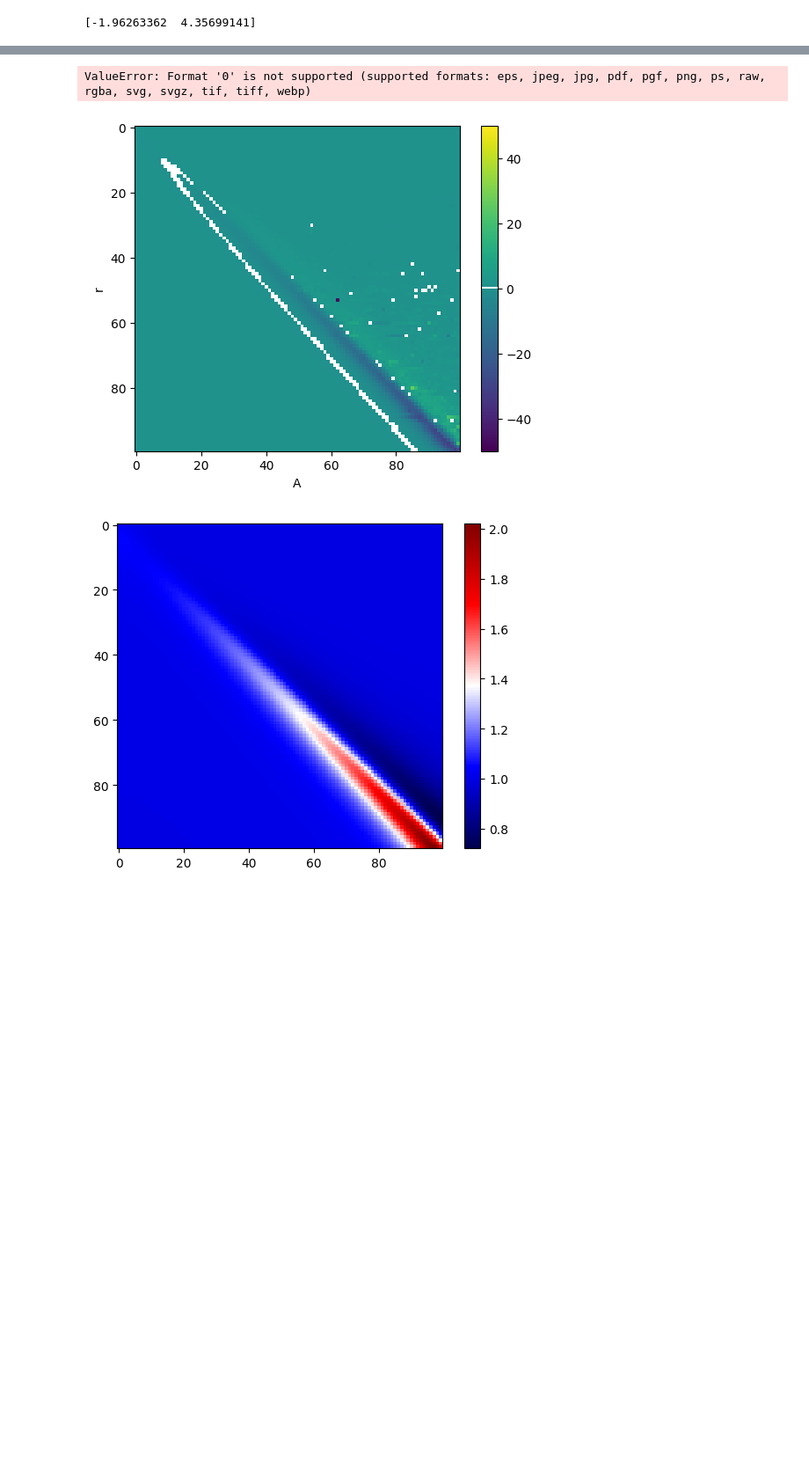
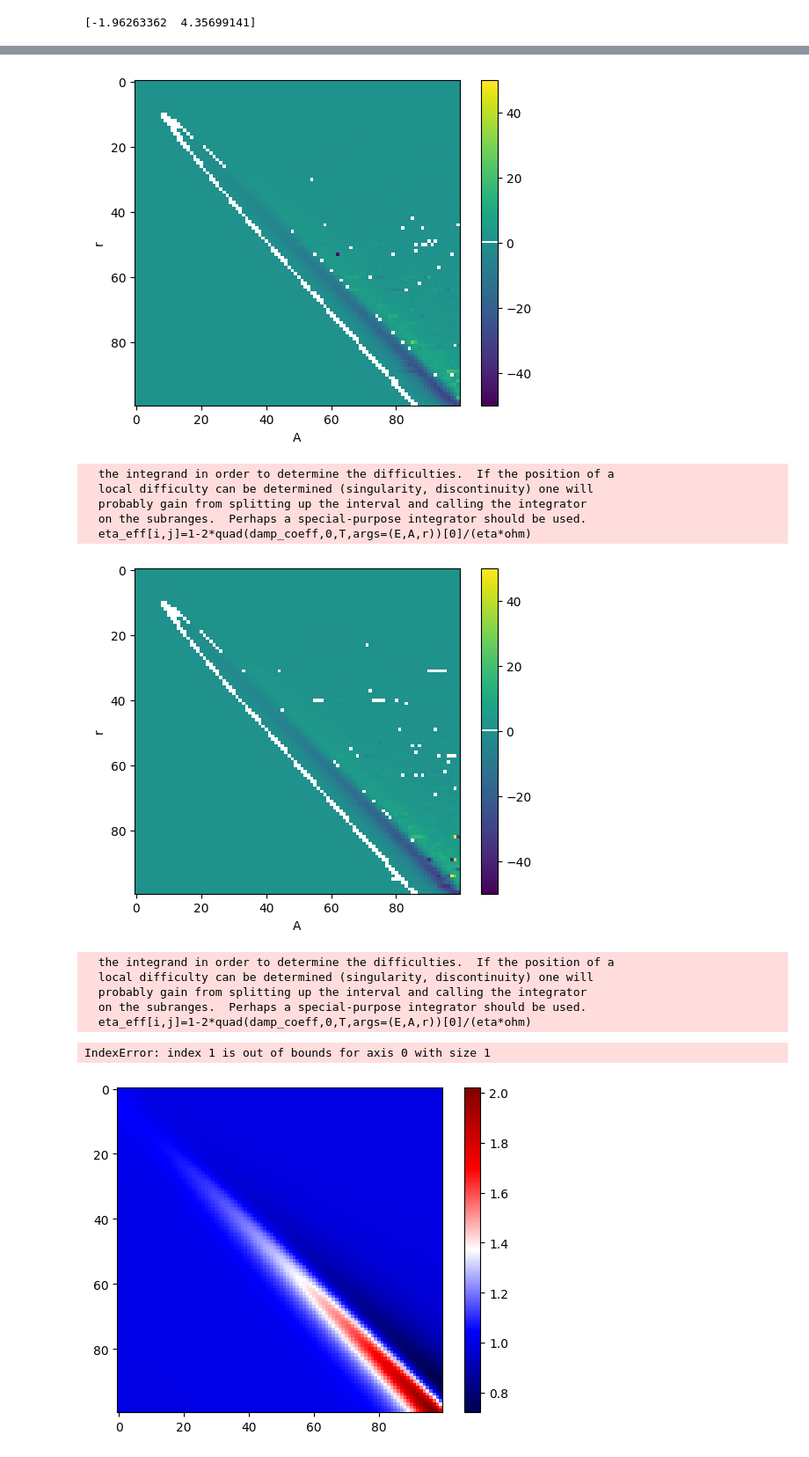
Before and after one commit to Satyamjha2/Optomechanics, a Jupyter notebook: levitating_mirror.ipynb, the cells around one changed output, grey strips where cells are left out. Shown at 88% size. Cells and saved outputs as stored; diff of their text form; code cells hidden in the pictures; blank space fills up the shorter version.

```diff
--- a/levitating_mirror.ipynb
+++ b/levitating_mirror.ipynb
@@ -337,36 +337,50 @@ plt.show()
 N_g=100
 E=-1
 eta=2e-3
 ohm=1e4
 E_list=np.linspace(-1,1)
+folder="C:/Users/jhash/OneDrive - City University of New York/Opto/Simulation/plots/"
 for E in E_list:
     r_list=20*np.linspace(0.1,1,N_g)
     A_list=20*np.linspace(0.1,1,N_g)
     eta_eff=np.zeros((N_g,N_g))
     for i, r in enumerate(r_list):
         T=calc_T(V0,r,E)
         for j,A in enumerate(A_list):
             eta_eff[i,j]=1-2*quad(damp_coeff,0,T,args=(E,A,r))[0]/(eta*ohm)
 
     # plt.imshow(eta_eff,cmap='seismic')
     # plt.colorbar()
     # plt.show()
     plt.imshow(eta_eff,cmap=cmap,vmin=-50,vmax=50)
     plt.colorbar()
     plt.xlabel("A")
     #plt.xticks(A_list)
     plt.ylabel("r")
     #plt.yticks(r_list)
-    plt.savefig("C:/Users/jhash/Documents/renders/damping_E={0}_eta={1}_ohm={2}.jpg".format(E,eta,ohm))
+    file="damping_E={0}_eta={1}_ohm={2}.jpg".format(E,eta,ohm)
+    #plt.savefig("C:/Users/jhash/Documents/renders/damping_E={0}_eta={1}_ohm={2}.jpg".format(E,eta,ohm))
+    plt.savefig(folder+file)
     plt.show()
 # %% [output]
   the integrand in order to determine the difficulties.  If the position of a
   local difficulty can be determined (singularity, discontinuity) one will
   probably gain from splitting up the interval and calling the integrator
   on the subranges.  Perhaps a special-purpose integrator should be used.
   eta_eff[i,j]=1-2*quad(damp_coeff,0,T,args=(E,A,r))[0]/(eta*ohm)
+[figure]
-ValueError: Format '0' is not supported (supported formats: eps, jpeg, jpg, pdf, pgf, png, ps, raw, rgba, svg, svgz, tif, tiff, webp)
+  the integrand in order to determine the difficulties.  If the position of a
+  local difficulty can be determined (singularity, discontinuity) one will
+  probably gain from splitting up the interval and calling the integrator
+  on the subranges.  Perhaps a special-purpose integrator should be used.
+  eta_eff[i,j]=1-2*quad(damp_coeff,0,T,args=(E,A,r))[0]/(eta*ohm)
-[figure]
+[figure, added]
+  the integrand in order to determine the difficulties.  If the position of a
+  local difficulty can be determined (singularity, discontinuity) one will
+  probably gain from splitting up the interval and calling the integrator
+  on the subranges.  Perhaps a special-purpose integrator should be used.
+  eta_eff[i,j]=1-2*quad(damp_coeff,0,T,args=(E,A,r))[0]/(eta*ohm)
+IndexError: index 1 is out of bounds for axis 0 with size 1
 # %%
 N_g=100
 #omega=1
```
Also changed, not shown: parts of 8 cells of this notebook.
